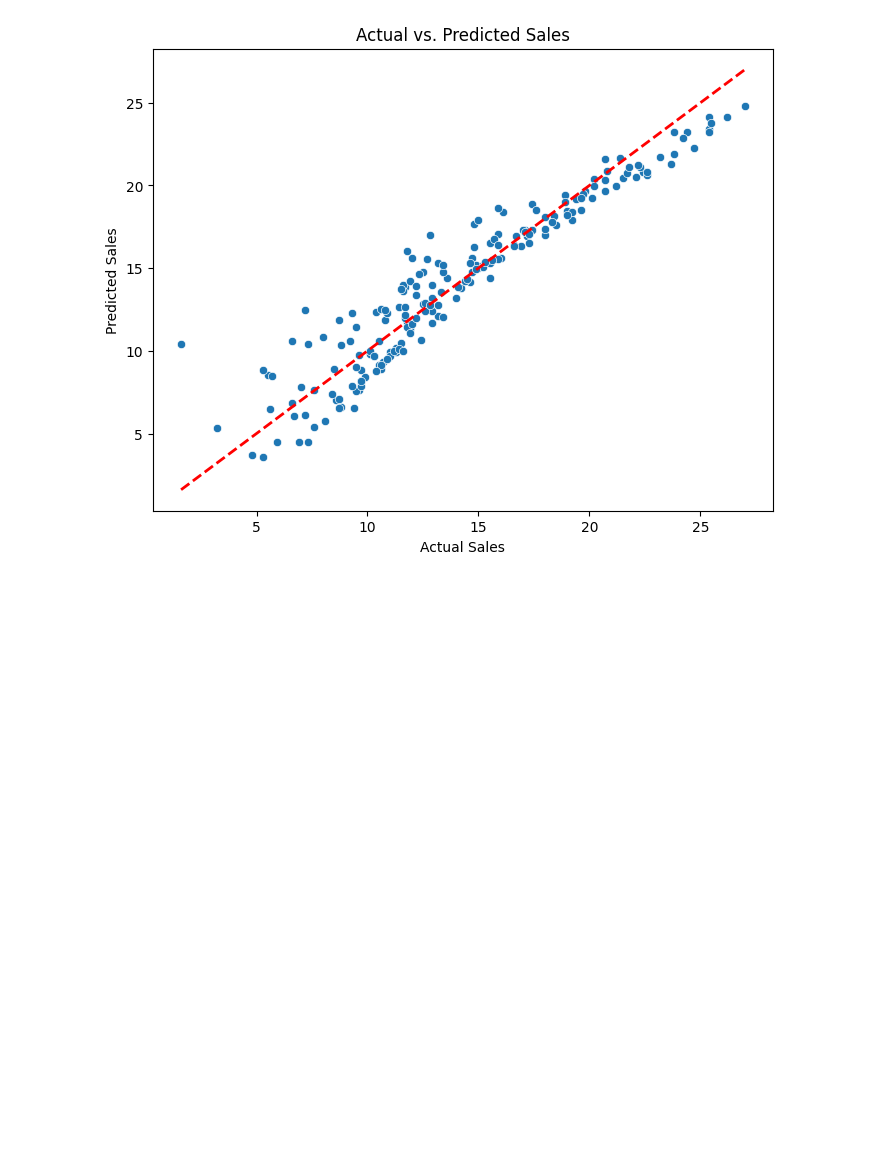
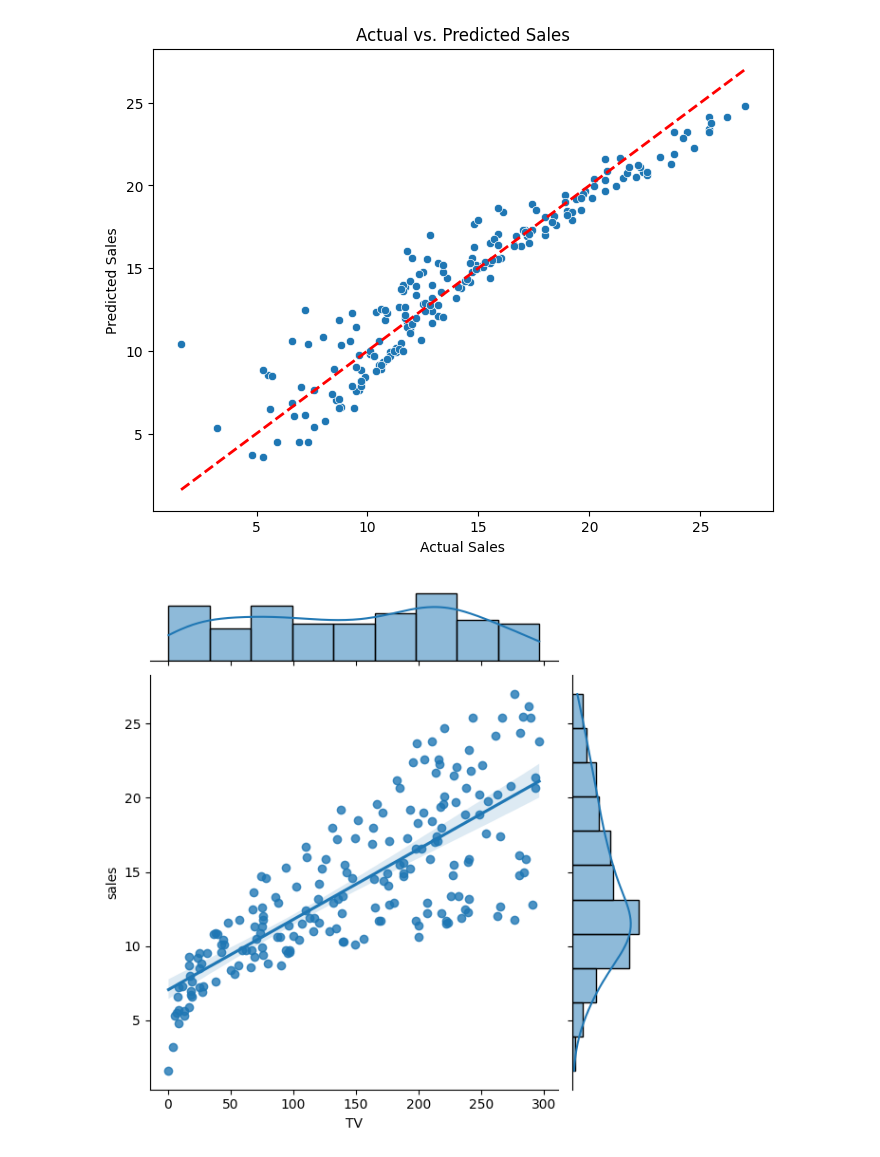
Before and after one commit to tommyly201/regression_project, a Jupyter notebook: class_project.ipynb, the cells around one changed output. Saved outputs shown, nothing was run; the diff lists cells and outputs as text; code cells hidden in the pictures; blank space fills up the shorter version.

```diff
--- a/class_project.ipynb
+++ b/class_project.ipynb
@@ -219,3 +219,8 @@ plt.plot([y.min(), y.max()], [y.min(), y.max()], 'r--', linewidth=2)
 plt.show()
 # %% [output]
 [figure]
+# %%
+sns.jointplot(data=data, x='TV', y='sales', kind='reg')
+plt.show()
+# %% [output]
+[figure, added]
```
Also changed, not shown: parts of 2 cells of this notebook.
